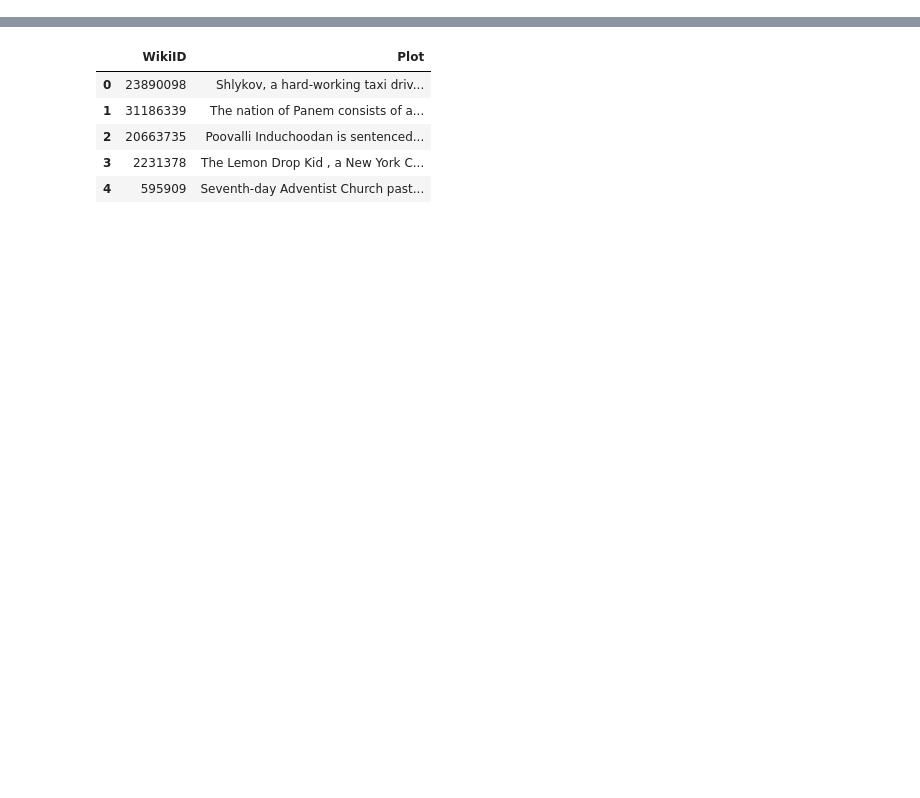
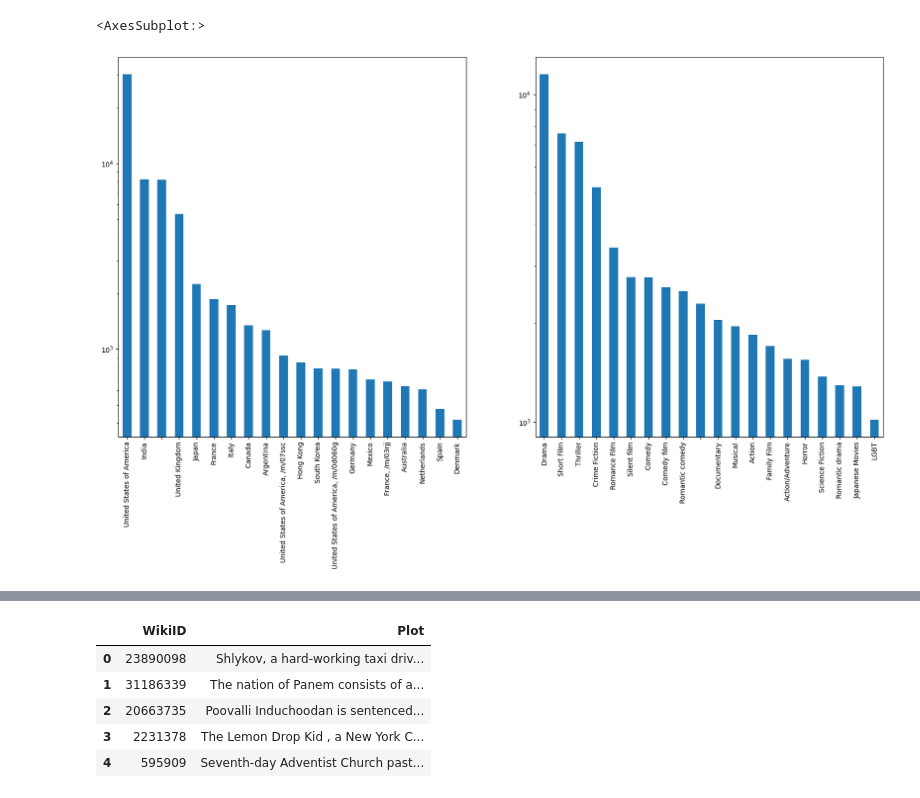
Before and after one commit to epfl-ada/ada-2022-project-adamax, a Jupyter notebook: src/initial-analysis.ipynb, the cells around one changed output, grey strips where cells are left out. Drawn from its saved outputs; the diff is of its cells as text; code cells hidden in the pictures; blank space fills up the shorter version.

```diff
--- a/src/initial-analysis.ipynb
+++ b/src/initial-analysis.ipynb
@@ -23,0 +10,12 @@ movies.head()
+# %%
+# Plot countries and primary genres
+fig, ax = plt.subplots(1, 2, figsize=(20, 10))
+
+movies["Country"].value_counts().head(20).plot(kind='bar', logy=True, ax=ax[0])
+genres = movies["Genres"]
+# Only take the first genre
+genres = genres.apply(lambda x: [g.name for g in x][0])
+genres.value_counts().head(20).plot(kind='bar', logy=True, ax=ax[1])
+# %% [output]
+<AxesSubplot:>
+[figure, added]
```
Also changed, not shown: parts of 5 cells of this notebook, 2 other files.
